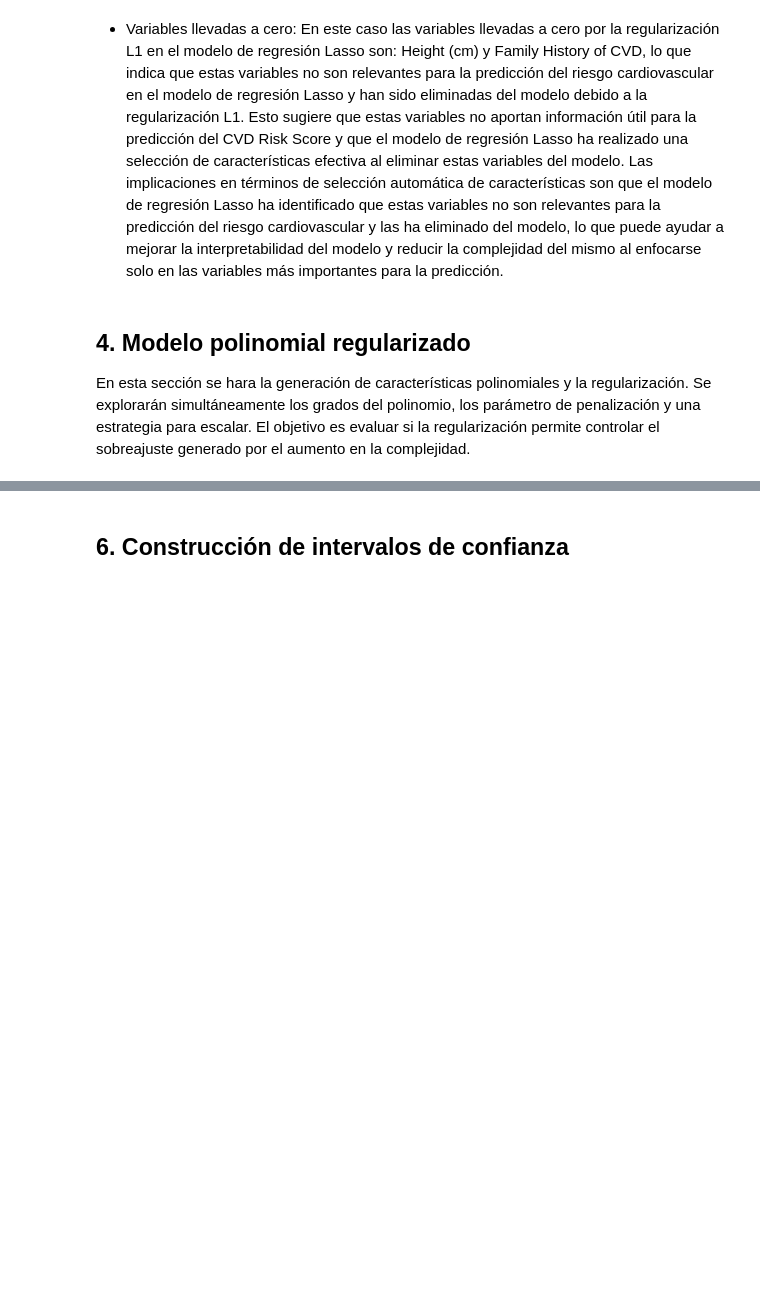
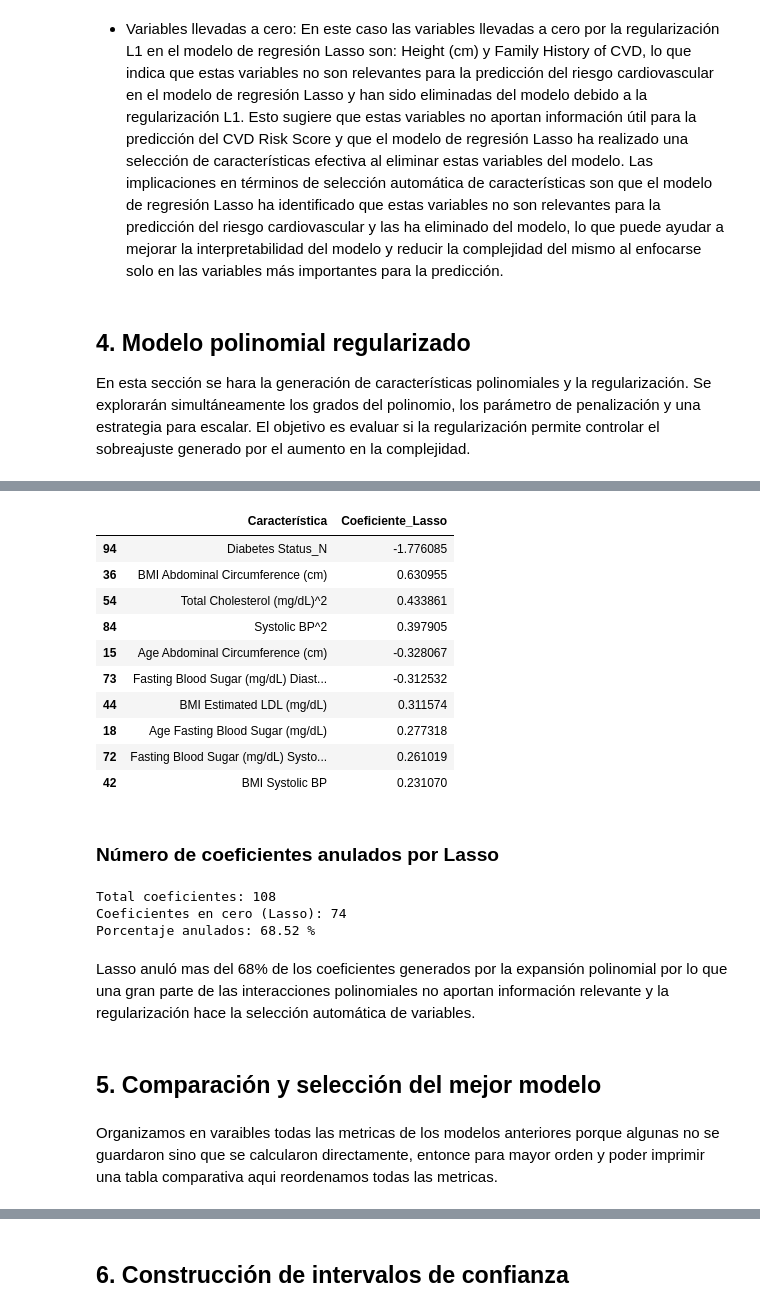
Before and after one commit to lfelipesales/Laboratorios-AprendizajeDeMaquina, a Jupyter notebook: LAB2/Laboratorio2.ipynb, the cells around one changed output, grey strips where cells are left out. Cells and saved outputs as stored; diff of their text form; code cells hidden in the pictures; blank space fills up the shorter version.

```diff
--- a/LAB2/Laboratorio2.ipynb
+++ b/LAB2/Laboratorio2.ipynb
@@ -1104,0 +1309,52 @@ Haremos una tabla comparando: RMSE, MAE y R² y basados en los datos explicaremo
+# %%
+# Extraer nombres transformados
+preprocessor_lasso = best_poly_lasso.named_steps["preprocessor"]
+feature_names_lasso = preprocessor_lasso.get_feature_names_out()
+
+# Extraer coeficientes
+coefs_lasso = best_poly_lasso.named_steps["model"].coef_
+
+# Construir DataFrame
+coef_lasso_df = pd.DataFrame({
+    "Característica": feature_names_lasso,
+    "Coeficiente_Lasso": coefs_lasso
+})
+
+coef_lasso_df["Característica"] = coef_lasso_df["Característica"].str.split("__").str[-1]
+
+coef_lasso_df_sorted = coef_lasso_df.sort_values(
+    "Coeficiente_Lasso", key=abs, ascending=False
+)
+
+coef_lasso_df_sorted.head(10)
+# %% [output]
+|  | Característica | Coeficiente_Lasso |
+| 94 | Diabetes Status_N | -1.776085 |
+| 36 | BMI Abdominal Circumference (cm) | 0.630955 |
+| 54 | Total Cholesterol (mg/dL)^2 | 0.433861 |
+| 84 | Systolic BP^2 | 0.397905 |
+| 15 | Age Abdominal Circumference (cm) | -0.328067 |
+| 73 | Fasting Blood Sugar (mg/dL) Diast... | -0.312532 |
+| 44 | BMI Estimated LDL (mg/dL) | 0.311574 |
+| 18 | Age Fasting Blood Sugar (mg/dL) | 0.277318 |
+| 72 | Fasting Blood Sugar (mg/dL) Systo... | 0.261019 |
+| 42 | BMI Systolic BP | 0.231070 |
+# %% [markdown]
+### Número de coeficientes anulados por Lasso
+# %%
+num_total = len(coefs_lasso)
+num_zero = np.sum(coefs_lasso == 0)
+
+print("Total coeficientes:", num_total)
+print("Coeficientes en cero (Lasso):", num_zero)
+print("Porcentaje anulados:", round(num_zero / num_total * 100, 2), "%")
+# %% [output]
+Total coeficientes: 108
+Coeficientes en cero (Lasso): 74
+Porcentaje anulados: 68.52 %
+# %% [markdown]
+Lasso anuló mas del 68% de los coeficientes generados por la expansión polinomial por lo que una gran parte de las interacciones polinomiales no aportan información relevante y la regularización hace la selección automática de variables.
+# %% [markdown]
+## 5. Comparación y selección del mejor modelo
+# %% [markdown]
+Organizamos en varaibles todas las metricas de los modelos anteriores porque algunas no se guardaron sino que se calcularon directamente, entonce para mayor orden y poder imprimir una tabla comparativa aqui reordenamos todas las metricas.
```
Also changed, not shown: parts of 38 cells of this notebook.
